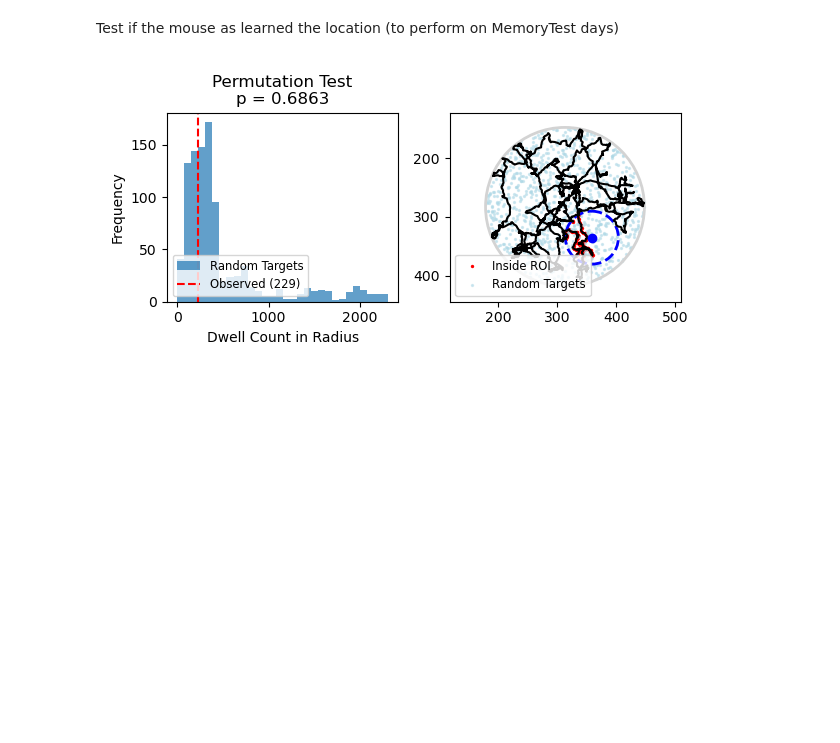
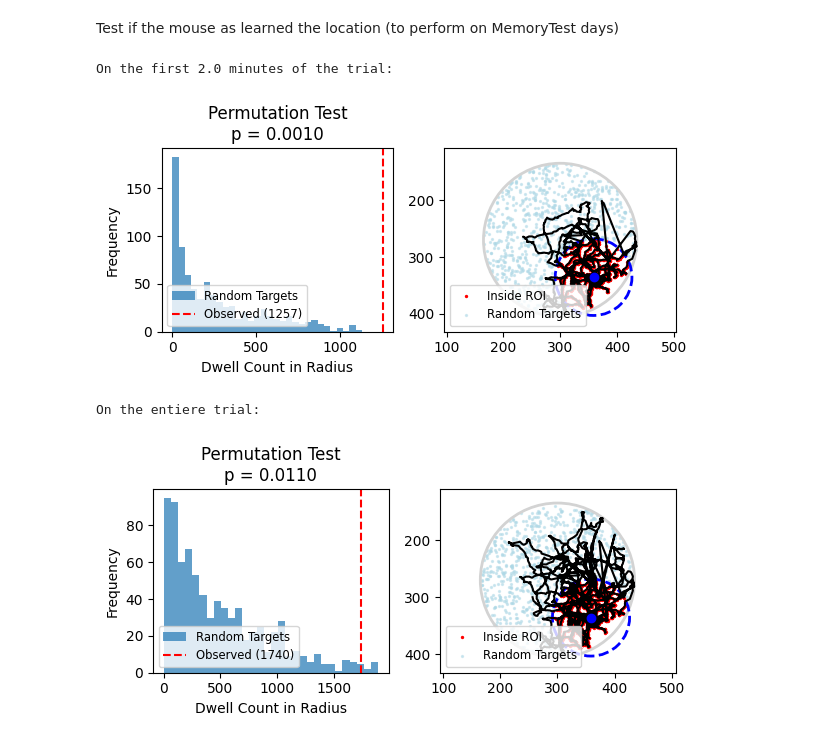
Before and after one commit to melodieborel/HayLabAnalysis, a Jupyter notebook: python/DLC_4_visualize_h5file.ipynb, the cells around one changed output. Drawn from its saved outputs; the diff is of its cells as text; code cells hidden in the pictures; blank space fills up the shorter version.

```diff
--- a/python/DLC_4_visualize_h5file.ipynb
+++ b/python/DLC_4_visualize_h5file.ipynb
@@ -60,8 +61,9 @@ else:
 
 # Define parameters
 pixel_to_cm = 2.25
-reward_zone = 20 * pixel_to_cm if "Training" in filename else 20 * pixel_to_cm  # 8 cm for training, 20 cm for test
+reward_zone = 30 * pixel_to_cm if "Training" in filename else 30 * pixel_to_cm  # 8 cm for training, 20 cm for test
 table_center_x, table_center_y = 313, 283  # Center of the cheeseboard table on the video
+table_center_x, table_center_y = 300, 270  # Center of the cheeseboard table on the video
 table_radius = 270 / 2
 min_stay_at_reward = 5 * frame_rate  # 5 seconds
 
@@ -263,11 +265,16 @@ if REWARD:
             break
 
     if timestamps_path.exists():
-        found_reward_time = timestamps.iloc[found_reward_frame,1].item() / 1000
-        latency = (found_reward_time - start_time)
+        if 'Training' in filename:
+            found_reward_time = timestamps.iloc[found_reward_frame,1].item() / 1000
+            latency = (found_reward_time - start_time)
+            print(f'Latency to reward: {round(latency)} sec')
+        else:
+            found_reward_time =  np.nan
+            latency = np.nan
     else:
         latency = (found_reward_frame - start_frame) / frame_rate
-    print(f'Latency to reward: {round(latency)} sec')
+        print(f'Latency to reward: {round(latency)} sec')
 
     # Define the time spent inside the reward zone
     time_spent_in_zone = 0
@@ -293,11 +300,11 @@ if REWARD:
 
     print(f'Crossings in the reward zone: {enter_reward_zone}')
 
-    distance_to_reward, distances_to_reward = calculate_distance_run(individual_x[start_frame:found_reward_frame], individual_y[start_frame:found_reward_frame])
-    print(f'Distance run to reward: {round(distance_to_reward)} cm')
-
-    print(f"Crossings per meter: {round(enter_reward_zone / (round(distance_to_reward) / 100), 2)}")
-    print(f"Average speed before reward: {round(np.nanmean(distances_to_reward)/pixel_to_cm*frame_rate,2)} cm/s")
+    if 'Training' in filename:
+        distance_to_reward, distances_to_reward = calculate_distance_run(individual_x[start_frame:found_reward_frame], individual_y[start_frame:found_reward_frame])
+        print(f'Distance run to reward: {round(distance_to_reward)} cm')
+        print(f"Crossings per meter: {round(enter_reward_zone / (round(distance_to_reward) / 100), 2)}")
+        print(f"Average speed before reward: {round(np.nanmean(distances_to_reward)/pixel_to_cm*frame_rate,2)} cm/s")
 
 # Create the plot
 fig, ax = plt.subplots(figsize=(5, 5))
@@ -365,6 +368,8 @@ def test_dwell_time_significance(
         theta = 2 * np.pi * np.random.rand()
         rx = center_x + r * np.cos(theta)
         ry = center_y + r * np.sin(theta)
+        if calculate_relative_distance(rx, ry, reward_x, reward_y) <= reward_zone:
+            continue
         surrogate_targets.append([rx, ry])
         dist = np.sqrt((x - rx)**2 + (y - ry)**2)
         dwell = np.sum(dist <= radius)
@@ -383,31 +388,46 @@ def test_dwell_time_significance(
     plt.xlabel('Dwell Count in Radius')
     plt.ylabel('Frequency')
     plt.legend(loc='lower left', fontsize='small')
     # Path and random targets
     plt.subplot(1, 2, 2)
     plt.plot(x, y, '-', color='black', alpha=1)
     plt.scatter(x[dist_to_target <= radius], y[dist_to_target <= radius], color='red', s=2, label='Inside ROI')
     # Add surrogate targets
     plt.scatter(surrogate_targets[:, 0], surrogate_targets[:, 1], s=2, color='lightblue', alpha=0.5, label='Random Targets')
     # Draw table and ROI around target
     plt.gca().add_artist(plt.Circle(table_center, table_radius, fill=False, color='lightgray', lw=2))
     plt.gca().add_artist(plt.Circle(target_location, radius, fill=False, color='blue', linestyle='--', lw=2))
     plt.scatter(*target_location, color='blue', zorder=5)
     plt.axis('equal')
     plt.tight_layout()
     plt.gca().invert_yaxis()   # <--- This inverts the y-axis
     plt.legend(loc='lower left', fontsize='small')
     plt.show()
     return observed_dwell, random_dwell_times, p_value
 
+t=120
+print(f"On the first {t/60} minutes of the trial:")
+observed_dwell, random_dwell_times, p_value= test_dwell_time_significance(
+    individual_x[start_frame:np.int(start_frame+(t*frame_rate))], individual_y[start_frame:np.int(start_frame+(t*frame_rate))],
+    target_location=[reward_x, reward_y],
+    radius=reward_zone,
+    table_radius=table_radius,
+    table_center=(table_center_x, table_center_y),
+    n_permutations=1000,
+    seed=None
+)
+print("On the entiere trial:")
 observed_dwell, random_dwell_times, p_value= test_dwell_time_significance(
     individual_x, individual_y,
     target_location=[reward_x, reward_y],
     radius=reward_zone,
     table_radius=table_radius,
     table_center=(table_center_x, table_center_y),
     n_permutations=1000,
     seed=None
 )
 # %% [output]
+On the first 2.0 minutes of the trial:
-[figure, old version]
+[figure, new version]
+On the entiere trial:
+[figure, added]
```
Also changed, not shown: parts of 3 cells of this notebook, 2 other files.
